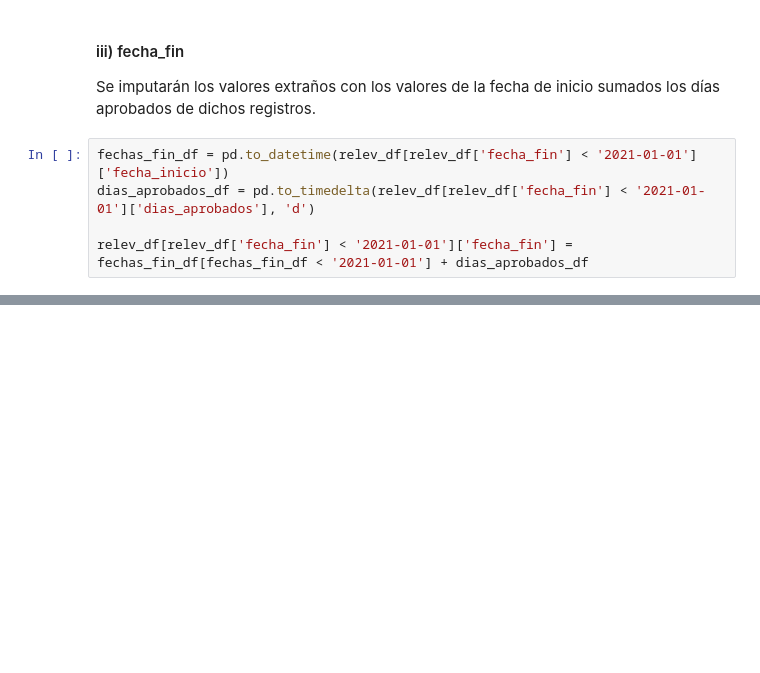
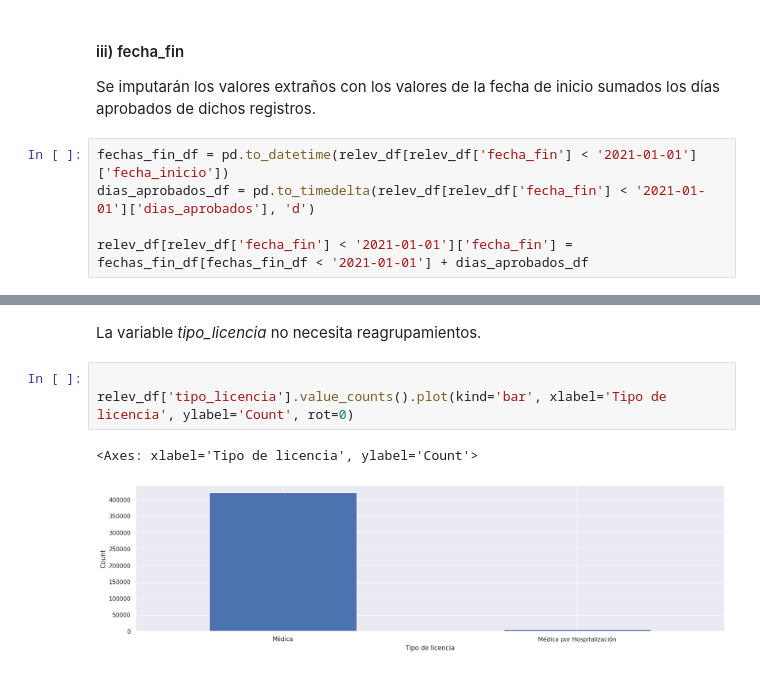
Before and after one commit to grabyc/diplodatos-mentoria, a Jupyter notebook: TP02/TP02_Consignas.ipynb, the cells around one changed output, grey strips where cells are left out. Drawn from its saved outputs; the diff is of its cells as text; blank space fills up the shorter version.

```diff
--- a/TP02/TP02_Consignas.ipynb
+++ b/TP02/TP02_Consignas.ipynb
@@ -544,0 +536,8 @@ dtype: int64
+# %% [markdown]
+La variable *tipo_licencia* no necesita reagrupamientos.
+# %%
+
+relev_df['tipo_licencia'].value_counts().plot(kind='bar', xlabel='Tipo de licencia', ylabel='Count', rot=0)
+# %% [output]
+<Axes: xlabel='Tipo de licencia', ylabel='Count'>
+[figure, added]
```
Also changed, not shown: parts of 17 cells of this notebook.
